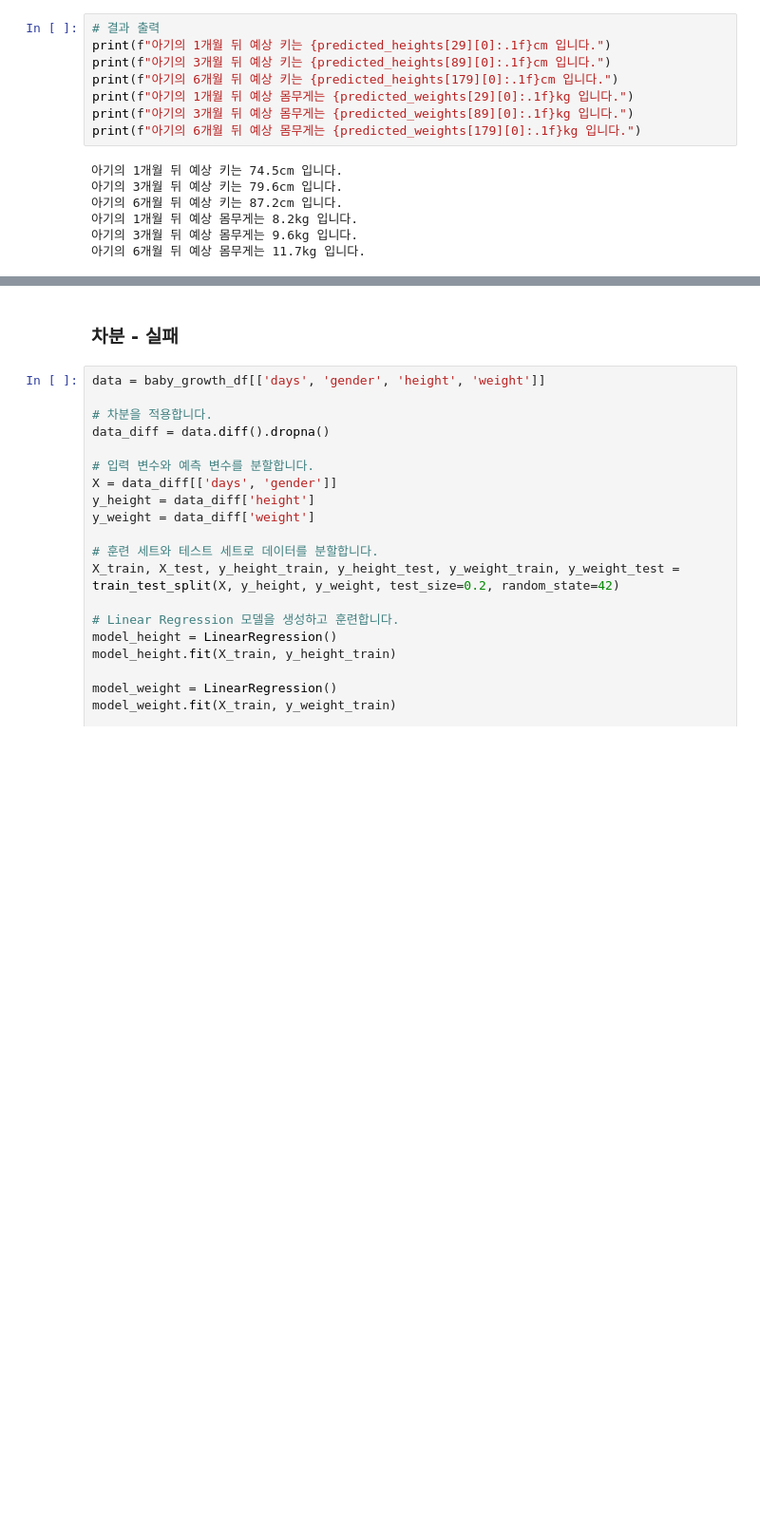
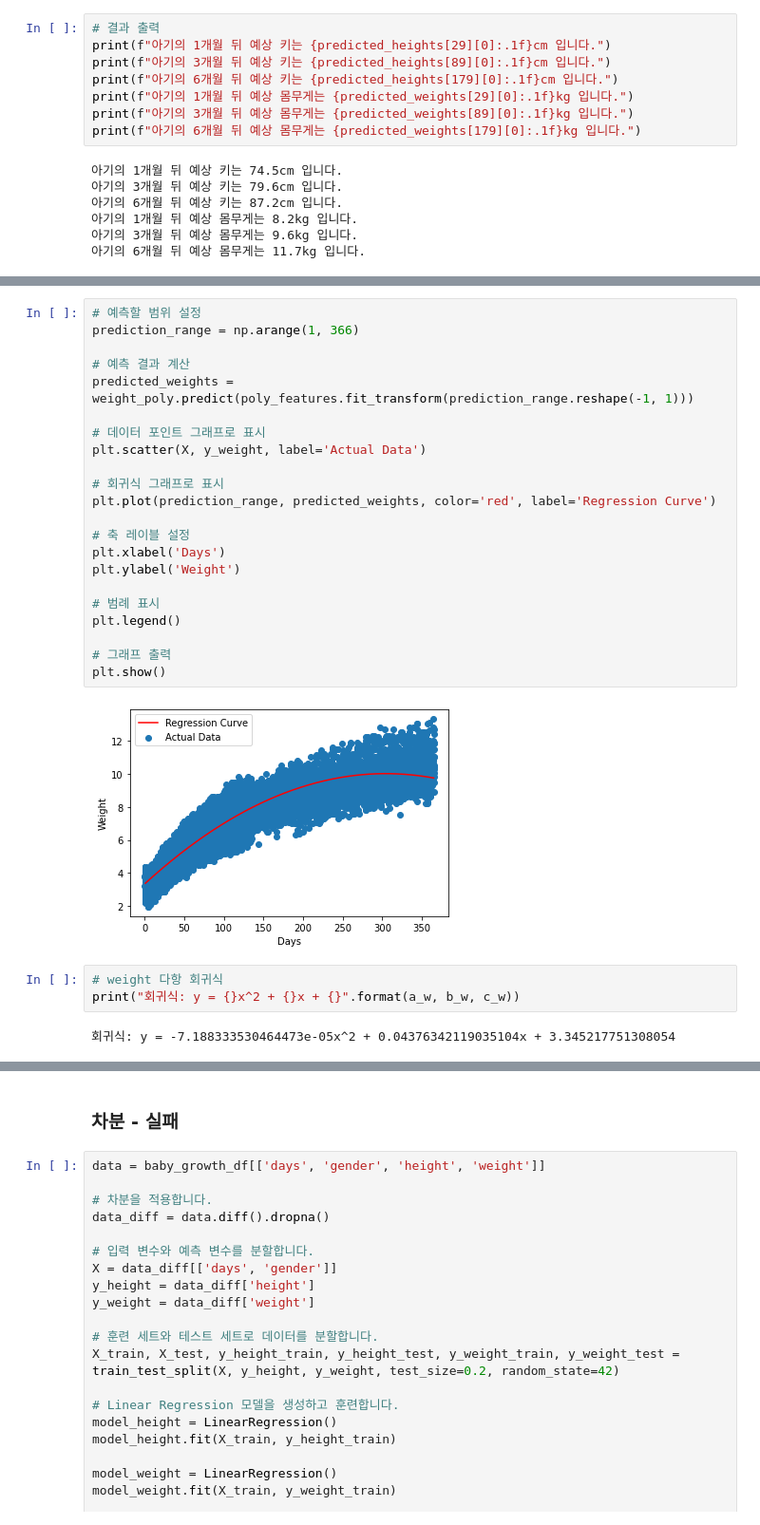
Before and after one commit to ChoKwonHwi/Capston_Project, a Jupyter notebook: ML_DL/first_page_code.ipynb, the cells around one changed output, grey strips where cells are left out. Shown: that part at 95% size. Saved outputs shown, nothing was run; the diff lists cells and outputs as text; blank space fills up the shorter version.

```diff
--- a/ML_DL/first_page_code.ipynb
+++ b/ML_DL/first_page_code.ipynb
@@ -837,0 +881,29 @@ predicted_weights
+# %%
+# 예측할 범위 설정
+prediction_range = np.arange(1, 366)
+
+# 예측 결과 계산
+predicted_weights = weight_poly.predict(poly_features.fit_transform(prediction_range.reshape(-1, 1)))
+
+# 데이터 포인트 그래프로 표시
+plt.scatter(X, y_weight, label='Actual Data')
+
+# 회귀식 그래프로 표시
+plt.plot(prediction_range, predicted_weights, color='red', label='Regression Curve')
+
+# 축 레이블 설정
+plt.xlabel('Days')
+plt.ylabel('Weight')
+
+# 범례 표시
+plt.legend()
+
+# 그래프 출력
+plt.show()
+# %% [output]
+[figure, added]
+# %%
+# weight 다항 회귀식
+print("회귀식: y = {}x^2 + {}x + {}".format(a_w, b_w, c_w))
+# %% [output]
+회귀식: y = -7.188333530464473e-05x^2 + 0.04376342119035104x + 3.345217751308054
```
Also changed, not shown: parts of 10 cells of this notebook.
